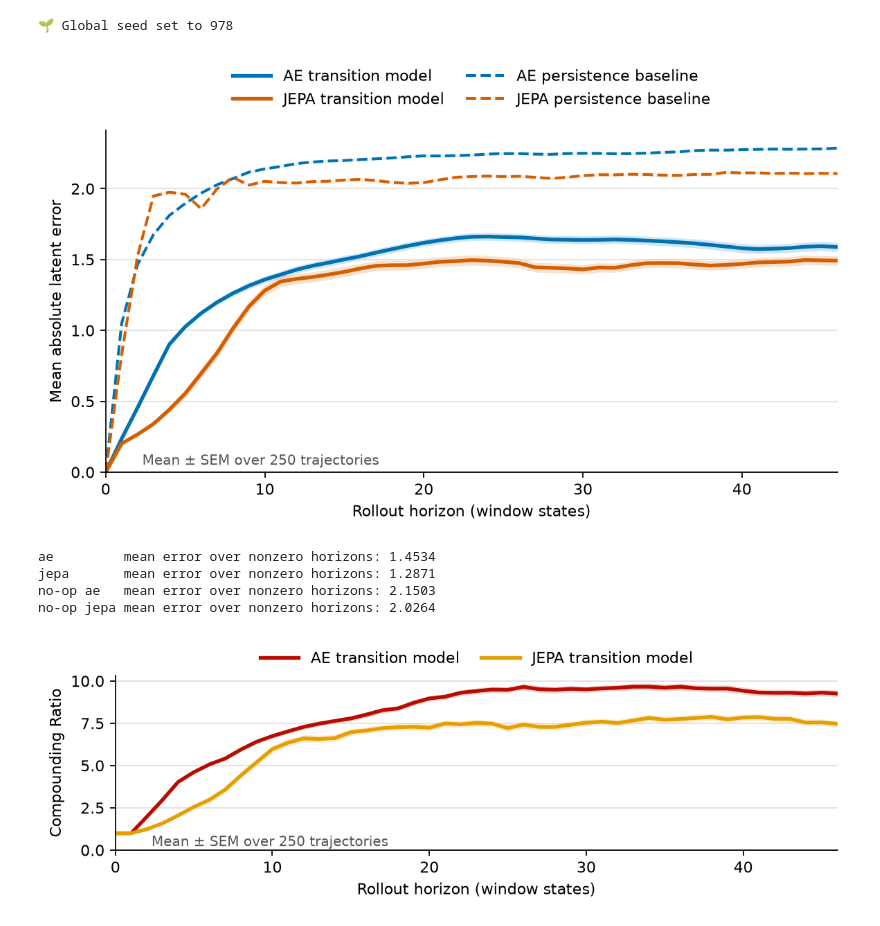
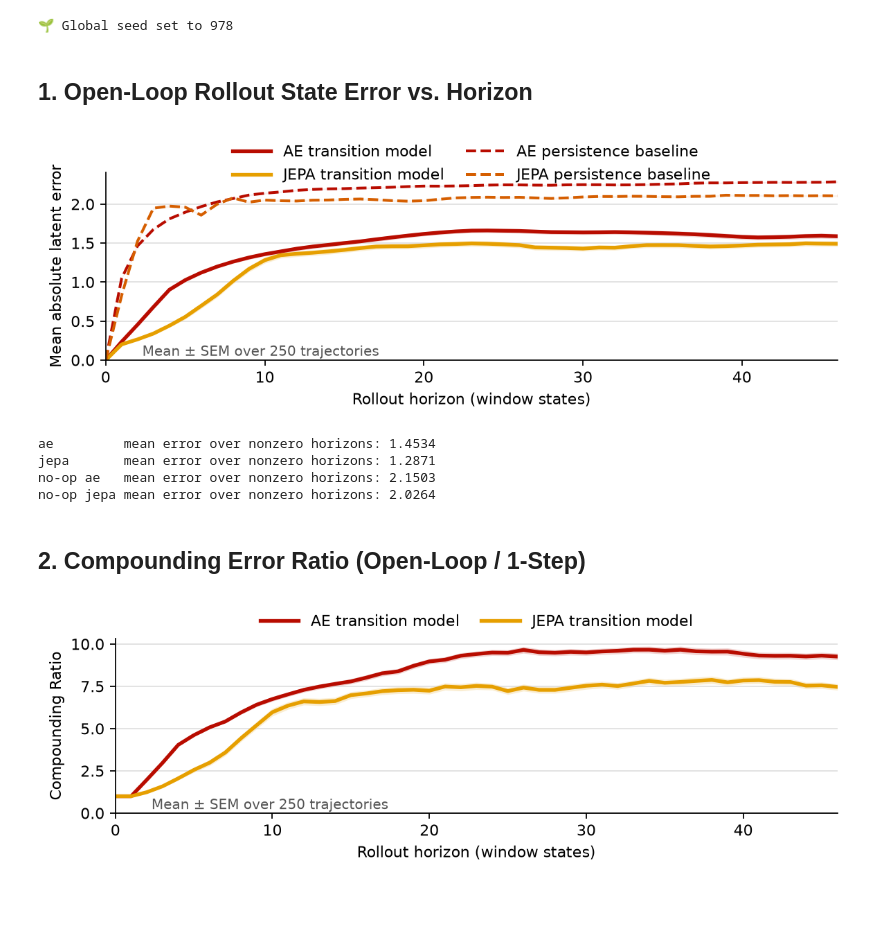
Before and after one commit to rkosova/reprod_vs_semantic, a Jupyter notebook: notebooks/window_state_rollout_probe.ipynb, the cells around one changed output. Saved outputs shown, nothing was run; the diff lists cells and outputs as text; code cells hidden in the pictures; blank space fills up the shorter version.

Commit message:
Rollout probe update

```diff
--- a/notebooks/window_state_rollout_probe.ipynb
+++ b/notebooks/window_state_rollout_probe.ipynb
@@ -102,6 +102,8 @@ model_pairs = {
     model_type: load_model_pair(model_type, run_name)
     for model_type, run_name in MODEL_RUNS.items()
 }
+# %% [markdown]
+## 1. Open-Loop Rollout State Error vs. Horizon
 # %%
 @torch.no_grad()
 def rollout_error_for_trajectory(sample, encoder, transition_model, num_frames_clip, tubelet_size):
@@ -135,35 +137,43 @@ horizon = torch.arange(next(iter(rollout_errors.values())).size(1))
 summary = {
     name: (errors.mean(dim=0), errors.std(dim=0, unbiased=True) / num_trajectories ** 0.5)
     for name, errors in rollout_errors.items()
 }
 
 # Same colour denotes the representation; line style denotes the transition rule.
 style = {
     'ae': {'color': '#0072B2', 'label': 'AE transition model', 'linestyle': '-', 'linewidth': 2.4, 'alpha': 0.18},
     'no-op ae': {'color': '#0072B2', 'label': 'AE persistence baseline', 'linestyle': '--', 'linewidth': 1.8, 'alpha': 0.08},
     'jepa': {'color': '#D55E00', 'label': 'JEPA transition model', 'linestyle': '-', 'linewidth': 2.4, 'alpha': 0.18},
     'no-op jepa': {'color': '#D55E00', 'label': 'JEPA persistence baseline', 'linestyle': '--', 'linewidth': 1.8, 'alpha': 0.08},
 }
 
-fig, ax = plt.subplots(figsize=(7.2, 4.2), dpi=160, layout='constrained')
+
+style = {
+    'ae': {'color': "#B80C00", 'label': 'AE transition model', 'linestyle': '-', 'linewidth': 2.4, 'alpha': 0.18},
+    'no-op ae': {'color': '#B80C00', 'label': 'AE persistence baseline', 'linestyle': '--', 'linewidth': 1.8, 'alpha': 0.08},
+    'jepa': {'color': '#E69F00', 'label': 'JEPA transition model', 'linestyle': '-', 'linewidth': 2.4, 'alpha': 0.18},
+    'no-op jepa': {'color': '#D55E00', 'label': 'JEPA persistence baseline', 'linestyle': '--', 'linewidth': 1.8, 'alpha': 0.08},
+}
+
+fig, ax = plt.subplots(figsize=(7.2, 2.5), dpi=160, layout='constrained')
 for name in ('ae', 'jepa', 'no-op ae', 'no-op jepa'):
     mean_error, sem_error = summary[name]
     kwargs = style[name]
     ax.plot(horizon, mean_error, **{key: kwargs[key] for key in ('color', 'label', 'linestyle', 'linewidth')})
     ax.fill_between(horizon, mean_error - sem_error, mean_error + sem_error, color=kwargs['color'], alpha=kwargs['alpha'], linewidth=0)
 
 ax.set(xlabel='Rollout horizon (window states)', ylabel='Mean absolute latent error', xlim=(0, horizon[-1].item()), ylim=(0, None))
 ax.set_xticks(torch.arange(0, horizon[-1].item() + 1, 10))
 ax.grid(axis='y', color='#D9D9D9', linewidth=0.8, alpha=0.8)
 ax.spines[['top', 'right']].set_visible(False)
 ax.legend(frameon=False, ncol=2, loc='upper center', bbox_to_anchor=(0.5, 1.22), columnspacing=1.4, handlelength=2.5)
 ax.text(0.05, 0.02, f'Mean $\pm$ SEM over {num_trajectories} trajectories', transform=ax.transAxes, fontsize=9, color='#555555')
 plt.show()
 
 for model_type in ('ae', 'jepa', 'no-op ae', 'no-op jepa'):
     print(f'{model_type:10s} mean error over nonzero horizons: {summary[model_type][0][1:].mean():.4f}')
 # %% [output]
-[figure, old version]
+[figure, new version]
 ae         mean error over nonzero horizons: 1.4534
 jepa       mean error over nonzero horizons: 1.2871
 no-op ae   mean error over nonzero horizons: 2.1503
@@ -171,3 +183,5 @@ no-op jepa mean error over nonzero horizons: 2.0264
+# %% [markdown]
+## 2. Compounding Error Ratio (Open-Loop / 1-Step)
 # %%
 @torch.no_grad()
 def compounding_ratio_for_trajectory(sample, encoder, transition_model, num_frames_clip, tubelet_size):
```
Also changed, not shown: parts of 2 cells of this notebook.
